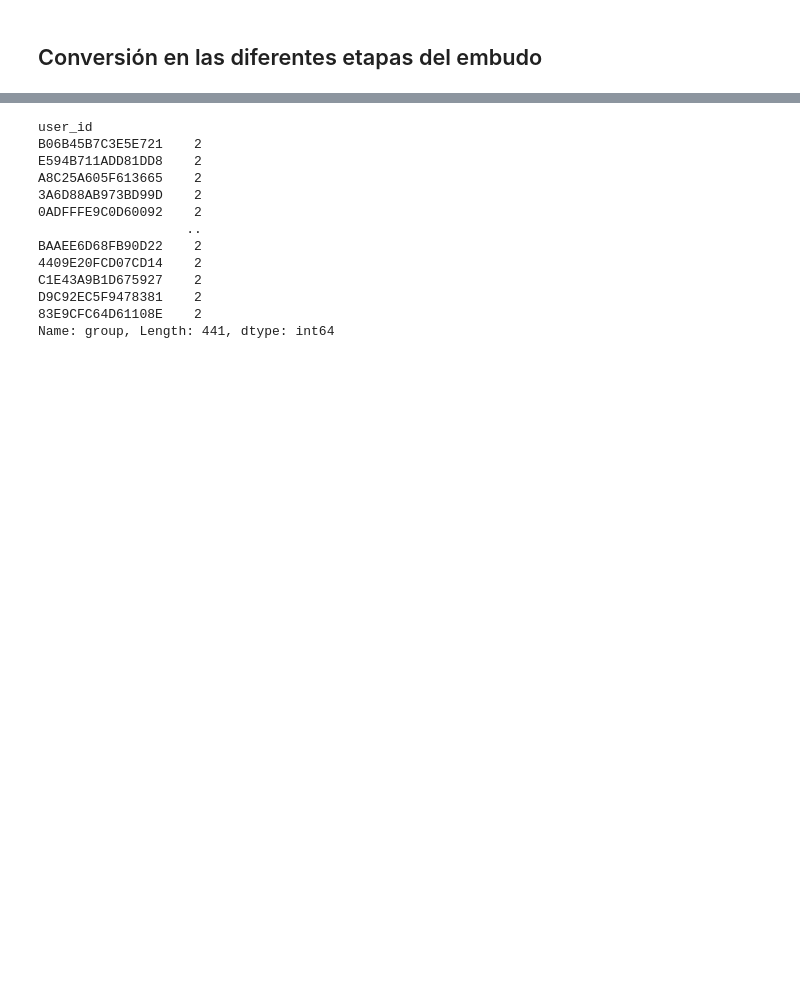
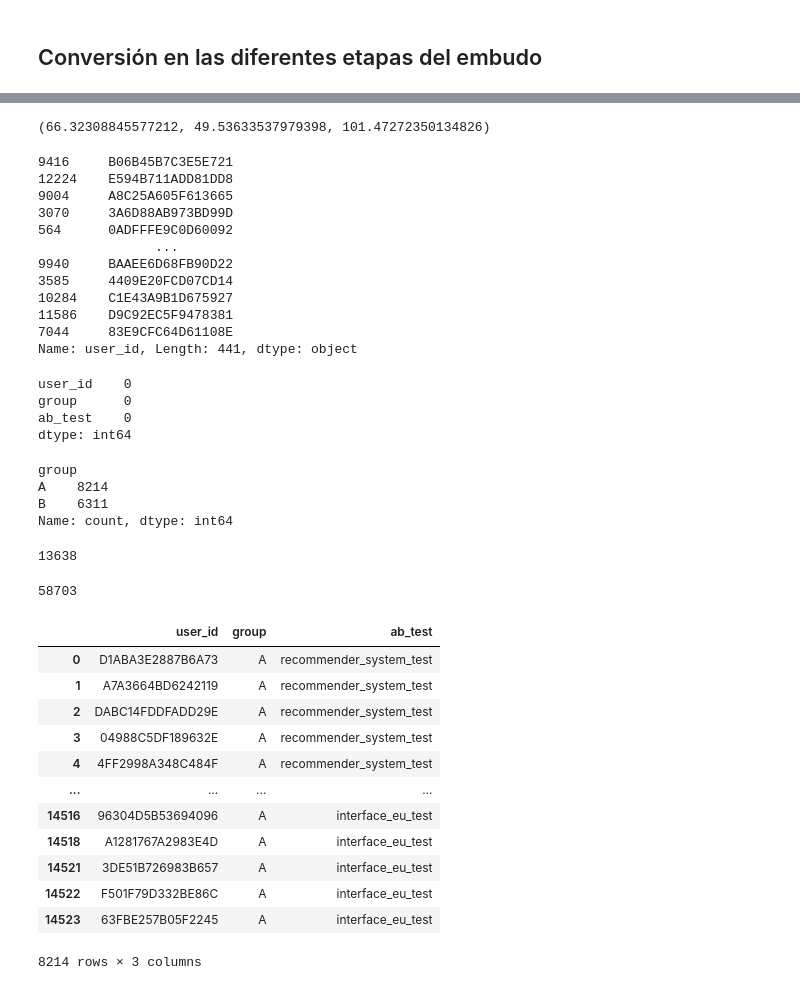
Before and after one commit to BCascante/Proyecto-Final-DA, a Jupyter notebook: A_B Test/A_B_Test _Project.ipynb, the cells around one changed output, grey strips where cells are left out. Cells and saved outputs as stored; diff of their text form; code cells hidden in the pictures; blank space fills up the shorter version.

```diff
--- a/A_B Test/A_B_Test _Project.ipynb
+++ b/A_B Test/A_B_Test _Project.ipynb
@@ -307,0 +331,4 @@ r = user_data.groupby('user_id')['group'].nunique().sort_values(ascending=False)
+# %%
+login_to_product, product_to_cart, cart_to_purchase
+# %% [output]
+(66.32308845577212, 49.53633537979398, 101.47272350134826)
@@ -308,16 +337,22 @@ r = user_data.groupby('user_id')['group'].nunique().sort_values(ascending=False)
 # %%
-r[r==2]
+r['user_id'][r['group']==2]
 # %% [output]
-user_id
-B06B45B7C3E5E721    2
-E594B711ADD81DD8    2
-A8C25A605F613665    2
-3A6D88AB973BD99D    2
-0ADFFFE9C0D60092    2
-                   ..
-BAAEE6D68FB90D22    2
-4409E20FCD07CD14    2
-C1E43A9B1D675927    2
-D9C92EC5F9478381    2
-83E9CFC64D61108E    2
-Name: group, Length: 441, dtype: int64
+9416     B06B45B7C3E5E721
+12224    E594B711ADD81DD8
+9004     A8C25A605F613665
+3070     3A6D88AB973BD99D
+564      0ADFFFE9C0D60092
+               ...
+9940     BAAEE6D68FB90D22
+3585     4409E20FCD07CD14
+10284    C1E43A9B1D675927
+11586    D9C92EC5F9478381
+7044     83E9CFC64D61108E
+Name: user_id, Length: 441, dtype: object
+# %%
+user_data.isna().sum()
+# %% [output]
+user_id    0
+group      0
+ab_test    0
+dtype: int64
@@ -323,0 +362,31 @@ Name: group, Length: 441, dtype: int64
+# %%
+user_data['group'].value_counts()
+# %% [output]
+group
+A    8214
+B    6311
+Name: count, dtype: int64
+# %%
+user_data['user_id'].nunique()
+# %% [output]
+13638
+# %%
+events['user_id'].nunique()
+# %% [output]
+58703
+# %%
+group_A
+# %% [output]
+|  | user_id | group | ab_test |
+| 0 | D1ABA3E2887B6A73 | A | recommender_system_test |
+| 1 | A7A3664BD6242119 | A | recommender_system_test |
+| 2 | DABC14FDDFADD29E | A | recommender_system_test |
+| 3 | 04988C5DF189632E | A | recommender_system_test |
+| 4 | 4FF2998A348C484F | A | recommender_system_test |
+| ... | ... | ... | ... |
+| 14516 | 96304D5B53694096 | A | interface_eu_test |
+| 14518 | A1281767A2983E4D | A | interface_eu_test |
+| 14521 | 3DE51B726983B657 | A | interface_eu_test |
+| 14522 | F501F79D332BE86C | A | interface_eu_test |
+| 14523 | 63FBE257B05F2245 | A | interface_eu_test |
+8214 rows × 3 columns
```
Also changed, not shown: parts of 14 cells of this notebook.
